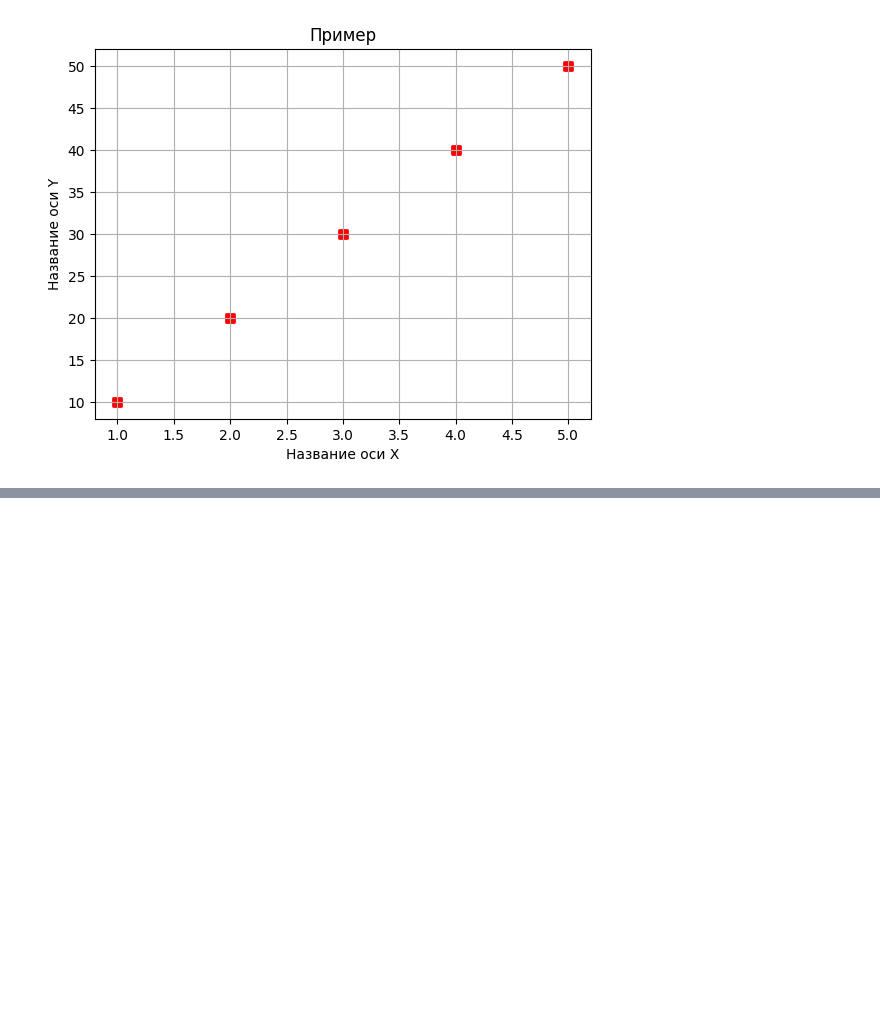
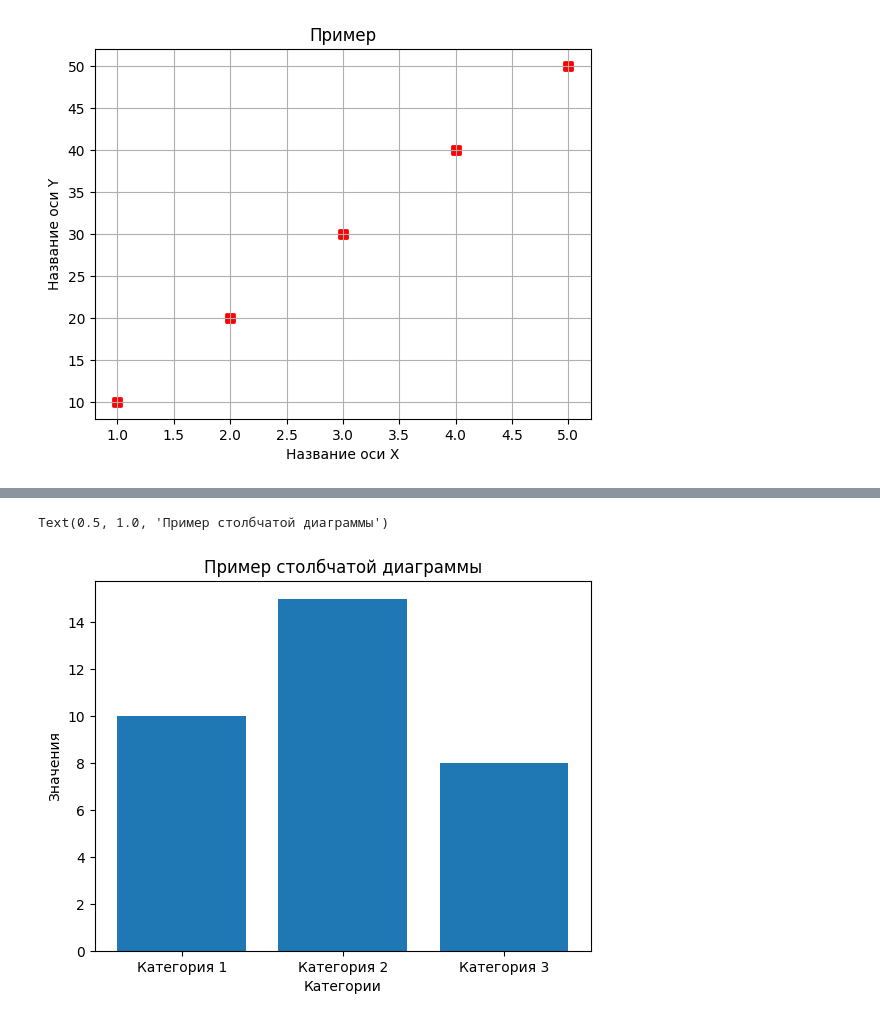
Before and after one commit to kseniasvichkareva/Step, a Jupyter notebook: Untitled4.ipynb, the cells around one changed output, grey strips where cells are left out. Drawn from its saved outputs; the diff is of its cells as text; code cells hidden in the pictures; blank space fills up the shorter version.

```diff
--- a/Untitled4.ipynb
+++ b/Untitled4.ipynb
@@ -41,0 +58,10 @@ Text(0, 0.5, 'Название оси Y')
+# %%
+categories=['Категория 1', 'Категория 2', 'Категория 3']
+values=[10, 15, 8]
+plt.bar(categories, values)
+plt.xlabel("Категории")
+plt.ylabel("Значения")
+plt.title("Пример столбчатой диаграммы")
+# %% [output]
+Text(0.5, 1.0, 'Пример столбчатой диаграммы')
+[figure, added]
```
Also changed, not shown: parts of 3 cells of this notebook.
